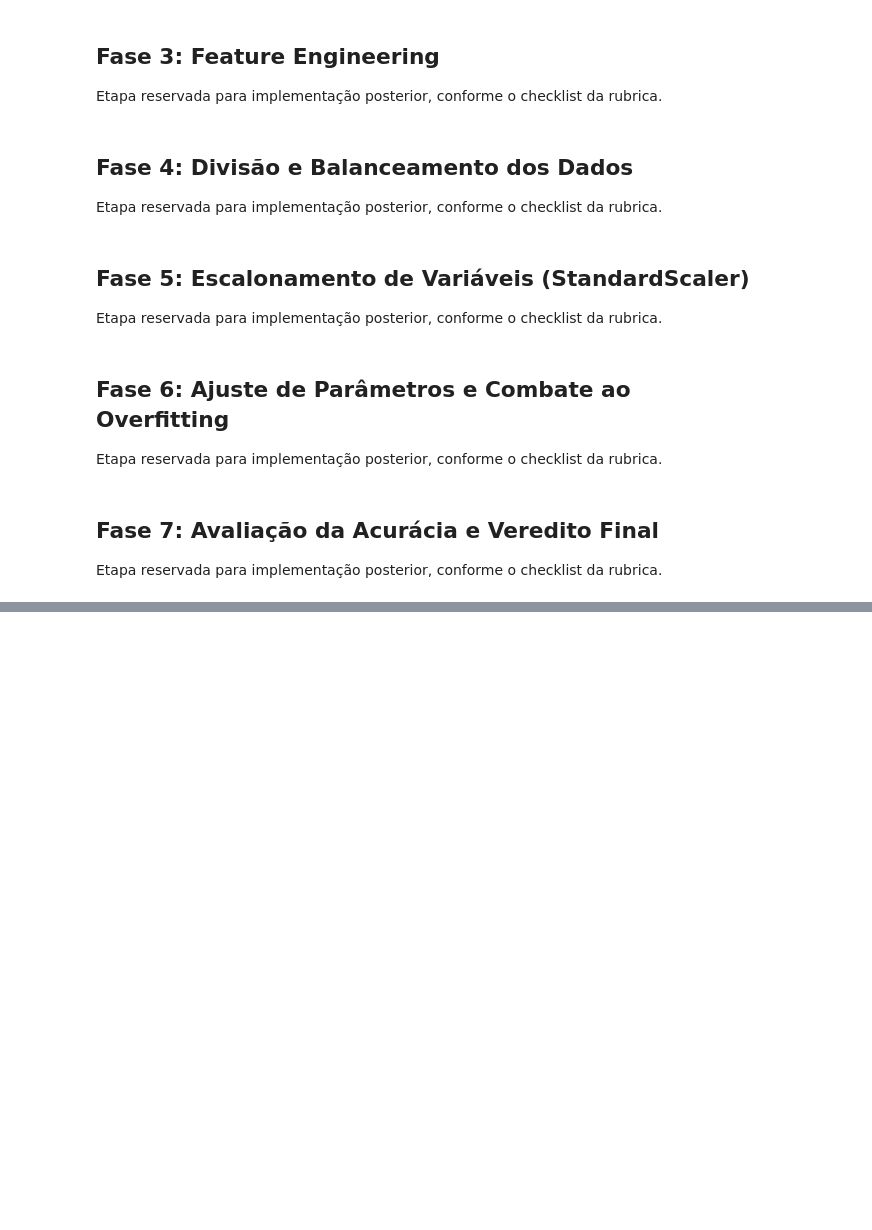
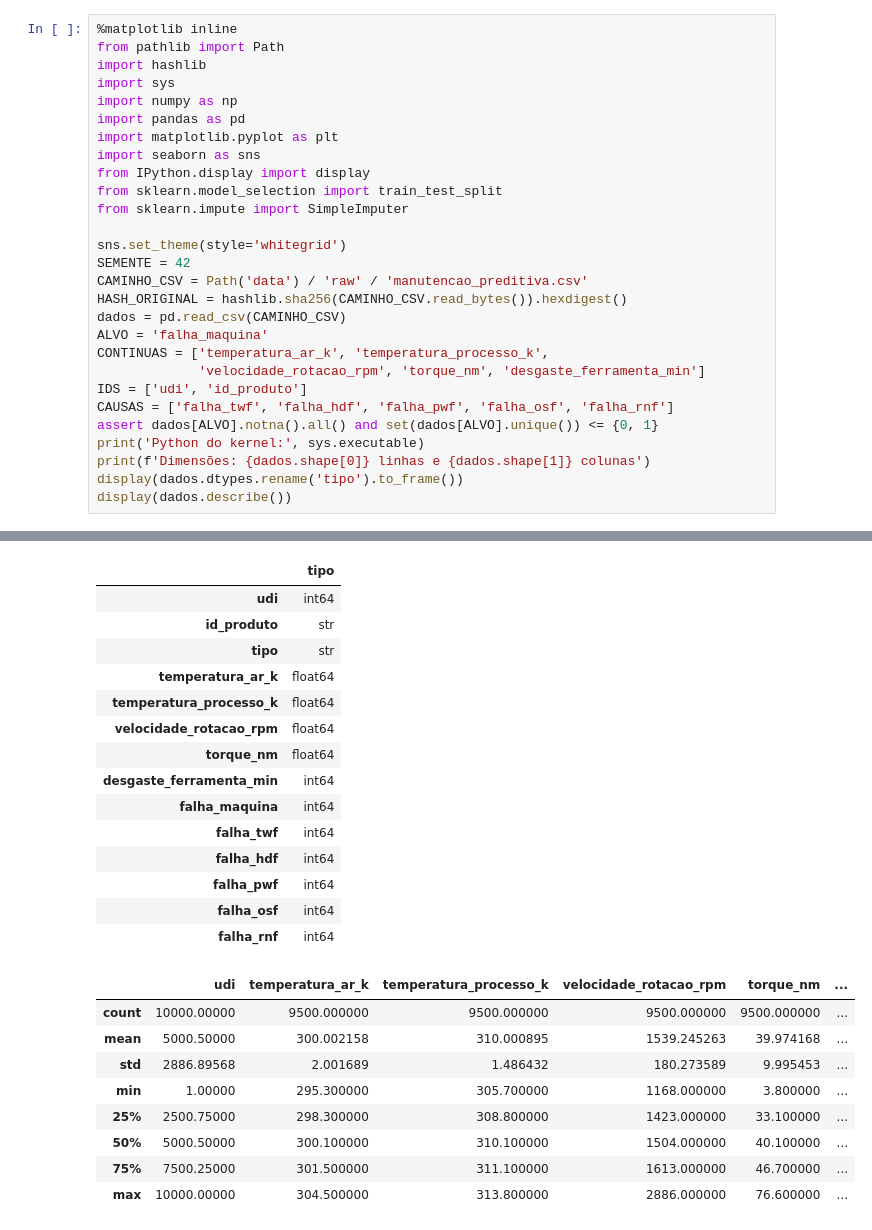
Before and after one commit to fabcosta-br/t4-manutencao-preditiva, a Jupyter notebook: projeto_final.ipynb, the cells around one changed output, grey strips where cells are left out. Cells and saved outputs as stored; diff of their text form; blank space fills up the shorter version.

Commit message:
implementa análise exploratória e preparação dos dados
Adiciona EDA, diagnóstico de qualidade, divisão treino/teste, imputação, engenharia de atributos e configuração do ambiente Python.

```diff
--- a/projeto_final.ipynb
+++ b/projeto_final.ipynb
@@ -27,20 +13,29 @@ Etapa reservada para implementação posterior, conforme o checklist da rubrica.
-# %% [markdown]
-## Fase 3: Feature Engineering
-
-Etapa reservada para implementação posterior, conforme o checklist da rubrica.
-# %% [markdown]
-## Fase 4: Divisão e Balanceamento dos Dados
-
-Etapa reservada para implementação posterior, conforme o checklist da rubrica.
-# %% [markdown]
-## Fase 5: Escalonamento de Variáveis (StandardScaler)
-
-Etapa reservada para implementação posterior, conforme o checklist da rubrica.
-# %% [markdown]
-## Fase 6: Ajuste de Parâmetros e Combate ao Overfitting
-
-Etapa reservada para implementação posterior, conforme o checklist da rubrica.
-# %% [markdown]
-## Fase 7: Avaliação da Acurácia e Veredito Final
-
-Etapa reservada para implementação posterior, conforme o checklist da rubrica.
+# %%
+%matplotlib inline
+from pathlib import Path
+import hashlib
+import sys
+import numpy as np
+import pandas as pd
+import matplotlib.pyplot as plt
+import seaborn as sns
+from IPython.display import display
+from sklearn.model_selection import train_test_split
+from sklearn.impute import SimpleImputer
+
+sns.set_theme(style='whitegrid')
+SEMENTE = 42
+CAMINHO_CSV = Path('data') / 'raw' / 'manutencao_preditiva.csv'
+HASH_ORIGINAL = hashlib.sha256(CAMINHO_CSV.read_bytes()).hexdigest()
+dados = pd.read_csv(CAMINHO_CSV)
+ALVO = 'falha_maquina'
+CONTINUAS = ['temperatura_ar_k', 'temperatura_processo_k',
+             'velocidade_rotacao_rpm', 'torque_nm', 'desgaste_ferramenta_min']
+IDS = ['udi', 'id_produto']
+CAUSAS = ['falha_twf', 'falha_hdf', 'falha_pwf', 'falha_osf', 'falha_rnf']
+assert dados[ALVO].notna().all() and set(dados[ALVO].unique()) <= {0, 1}
+print('Python do kernel:', sys.executable)
+print(f'Dimensões: {dados.shape[0]} linhas e {dados.shape[1]} colunas')
+display(dados.dtypes.rename('tipo').to_frame())
+display(dados.describe())
+# %% [output]
@@ -46,0 +45,24 @@ Etapa reservada para implementação posterior, conforme o checklist da rubrica.
+|  | tipo |
+| udi | int64 |
+| id_produto | str |
+| tipo | str |
+| temperatura_ar_k | float64 |
+| temperatura_processo_k | float64 |
+| velocidade_rotacao_rpm | float64 |
+| torque_nm | float64 |
+| desgaste_ferramenta_min | int64 |
+| falha_maquina | int64 |
+| falha_twf | int64 |
+| falha_hdf | int64 |
+| falha_pwf | int64 |
+| falha_osf | int64 |
+| falha_rnf | int64 |
+|  | udi | temperatura_ar_k | temperatura_processo_k | velocidade_rotacao_rpm | torque_nm | ... |
+| count | 10000.00000 | 9500.000000 | 9500.000000 | 9500.000000 | 9500.000000 | ... |
+| mean | 5000.50000 | 300.002158 | 310.000895 | 1539.245263 | 39.974168 | ... |
+| std | 2886.89568 | 2.001689 | 1.486432 | 180.273589 | 9.995453 | ... |
+| min | 1.00000 | 295.300000 | 305.700000 | 1168.000000 | 3.800000 | ... |
+| 25% | 2500.75000 | 298.300000 | 308.800000 | 1423.000000 | 33.100000 | ... |
+| 50% | 5000.50000 | 300.100000 | 310.100000 | 1504.000000 | 40.100000 | ... |
+| 75% | 7500.25000 | 301.500000 | 311.100000 | 1613.000000 | 46.700000 | ... |
+| max | 10000.00000 | 304.500000 | 313.800000 | 2886.000000 | 76.600000 | ... |
```
Also changed, not shown: parts of 22 cells of this notebook, 1 other file.
